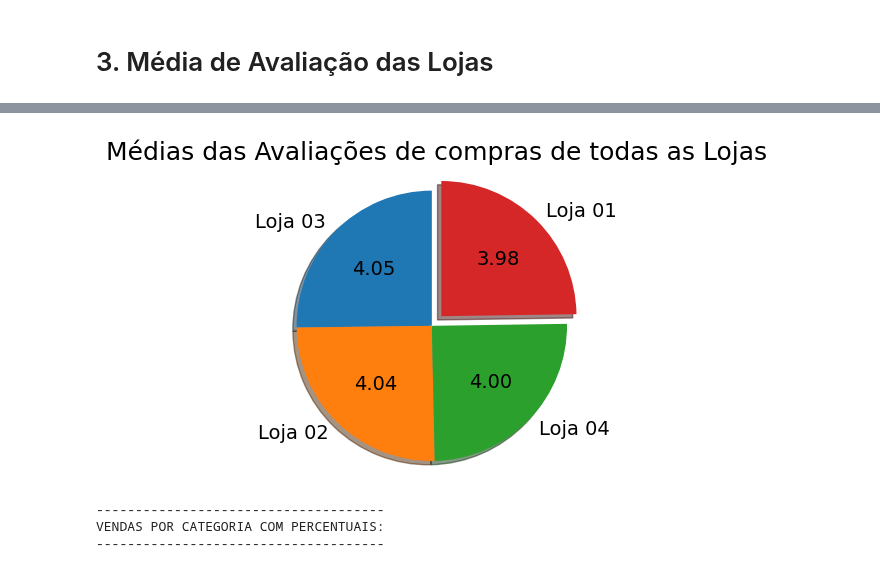
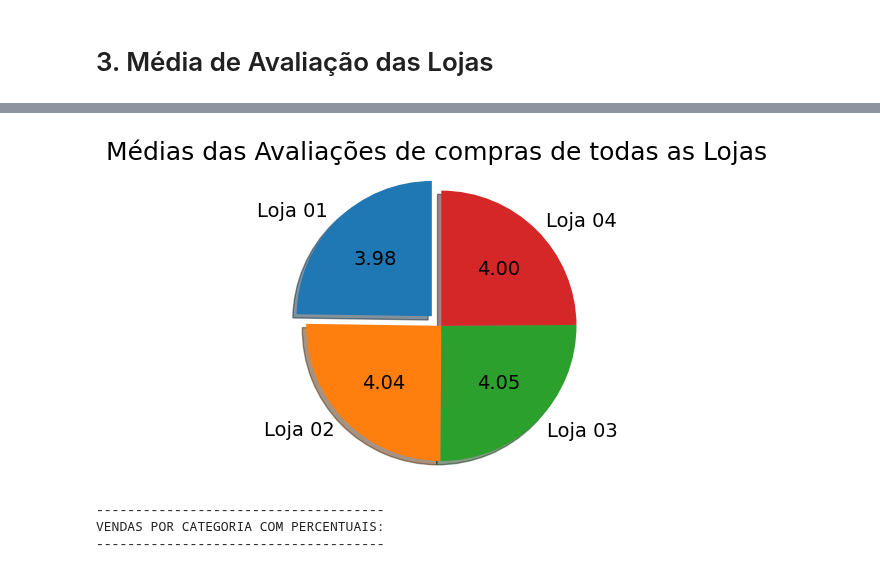
Before and after one commit to carlos-000-carlos/Challenge_1-Alura_Store-Cabral, a Jupyter notebook: AluraStoreBr.ipynb, the cells around one changed output, grey strips where cells are left out. Drawn from its saved outputs; the diff is of its cells as text; code cells hidden in the pictures.

```diff
--- a/AluraStoreBr.ipynb
+++ b/AluraStoreBr.ipynb
@@ -165,7 +165,7 @@ p3 = 'Categoria do Produto'
 lista_vendas = []
 
 for i in range(len(lojas)):
-    vendas = lojas[i].groupby(p3)[[p]].count().join(lojas[i].groupby(p3)[[p2]].sum()).sort_values(p)
+    vendas = lojas[i].groupby(p3)[[p]].count().join(lojas[i].groupby(p3)[[p2]].sum())
     vendas = vendas.rename(columns={p : p1, p2 : f'Loja {i + 1} (R$)'})
     lista_vendas.append(vendas)
 
@@ -452,7 +452,7 @@ for i in range(len(lojas)):
 
 avaliacoes_lojas = pd.DataFrame(avaliacoes_lojas)
 avaliacoes_lojas.columns = ['Lojas', 'Média das Avaliações']
-avaliacoes_lojas.sort_values(by='Média das Avaliações', ascending=False, inplace = True)
+#avaliacoes_lojas.sort_values(by='Média das Avaliações', ascending=False, inplace = True)
 avaliacoes_lojas = avaliacoes_lojas.reset_index(drop = True)
 avaliacoes_lojas
 # %% [output]
@@ -473,35 +486,35 @@ rotulos = avaliacoes_lojas['Lojas']
 # Função personalizada para formatar os rótulos
 # pct é a porcentagem calculada automaticamente pelo matplotlib para cada fatia
 def formatar_valor(pct, valores):
     total = sum(valores)
     # Calcula o valor absoluto correspondente à porcentagem
     val = float(pct * total / 100.0)
     # Retorna o valor formatado como string, sem o símbolo de porcentagem
     return '{v:.2f}'.format(v=val)
 
 plt.figure(figsize=(8, 4))
 
-explode = (0, 0, 0, 0.1)
+explode = (0.1, 0, 0, 0)
 
 # Criando o gráfico de pizza
 plt.pie(valores,
         labels=rotulos,
         explode = explode,
         autopct=lambda p: formatar_valor(p, valores), # Passa a função personalizada com os valores originais
         shadow=True,
         startangle=90
         )
 
 # Garante que o gráfico seja desenhado como um círculo perfeito
 plt.axis('equal')
 
 # Adiciona um título
 plt.title('Médias das Avaliações de compras de todas as Lojas', fontsize = 18)
 
 # Exibe o gráfico
 plt.show()
 # %% [output]
-[figure, old version]
+[figure, new version]
 # %%
 import pandas as pd
 import IPython.display
```
Also changed, not shown: parts of 15 cells of this notebook.
